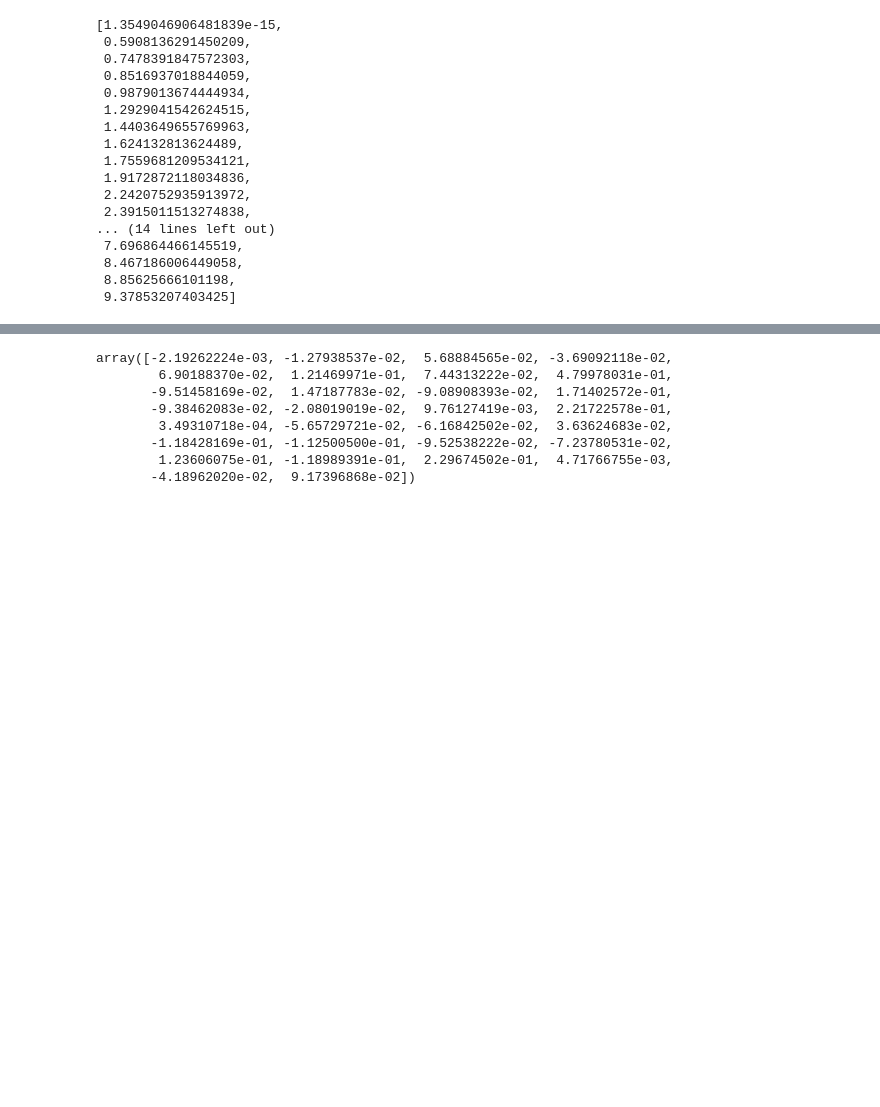
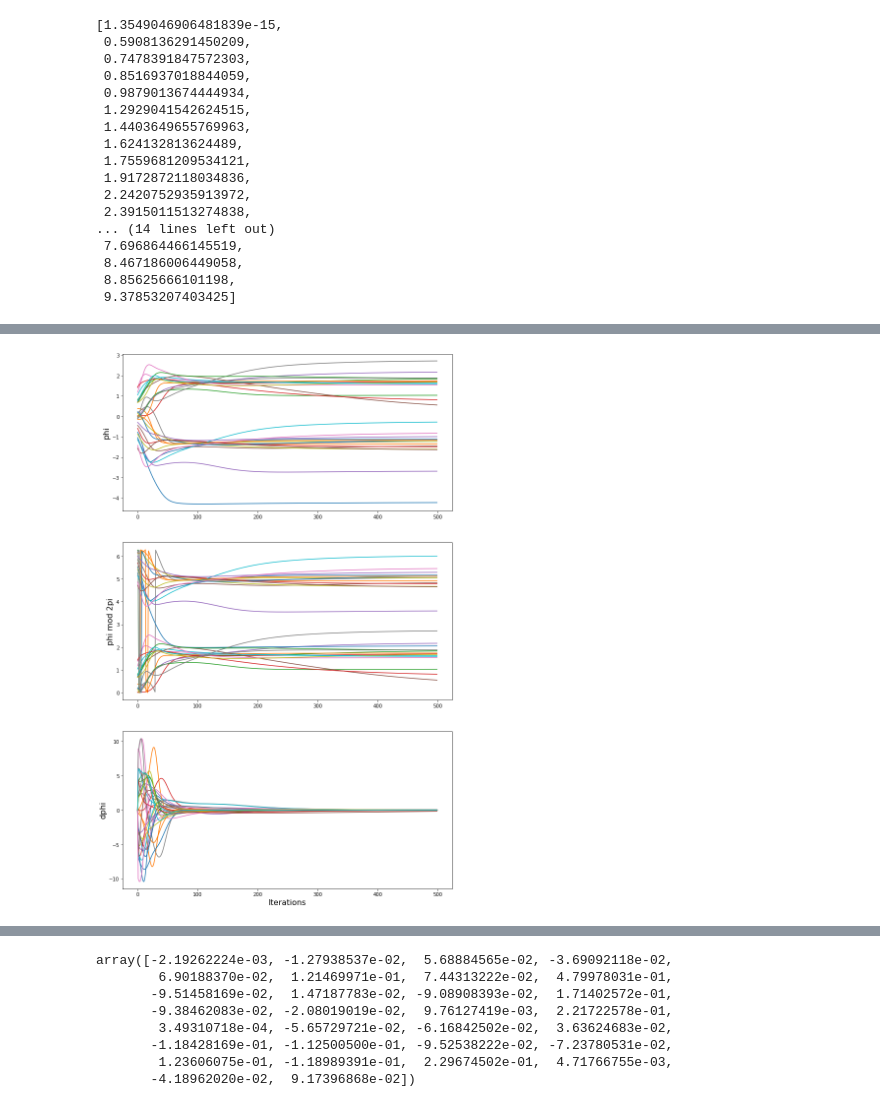
Before and after one commit to zhzhang2018/NN_MARL_experiments, a Jupyter notebook: utils/sync.ipynb, the cells around one changed output, grey strips where cells are left out. Saved outputs shown, nothing was run; the diff lists cells and outputs as text; code cells hidden in the pictures; blank space fills up the shorter version.

```diff
--- a/utils/sync.ipynb
+++ b/utils/sync.ipynb
@@ -195,0 +215,33 @@ plt.show()
+# %%
+# Try other functions
+def odd_func3(x):
+    return x * (x-3) * (x+3) / 5
+
+def odd_func4(x):
+    return x * (x-1) * (x+1) / 3
+
+phi = np.zeros((N,max_iter))
+dphi = np.zeros((N,max_iter))
+phi[:,0] = phi0 # (phi0-np.pi)/2
+phi[:,0] = (phi0-np.pi)/2
+for k in range(max_iter-1):
+    ux = np.zeros((N,1))
+    for i in range(N):
+        for j,Aij in enumerate(A[i,:]):
+            if Aij > 0:
+                ux[i,0] = ux[i,0] + odd_func3( phi[j,k]-phi[i,k] )
+    ux = ( K * ux).squeeze() / deg
+    phi[:,k+1] = phi[:,k] + ux * dt
+    dphi[:,k+1] = ux
+
+fig, (ax1, ax2, ax3) = plt.subplots(3, figsize=(12,20))
+ax1.plot( t , phi.T )
+ax2.plot( t , (phi % (np.pi*2)).T )
+ax3.plot( t , dphi.T )
+ax3.set_xlabel('Iterations',fontsize=16)
+ax1.set_ylabel('phi',fontsize=16)
+ax2.set_ylabel('phi mod 2pi',fontsize=16)
+ax3.set_ylabel('dphi',fontsize=16)
+plt.show()
+# %% [output]
+[figure, added]
```
Also changed, not shown: parts of 9 cells of this notebook, 5 other files.
